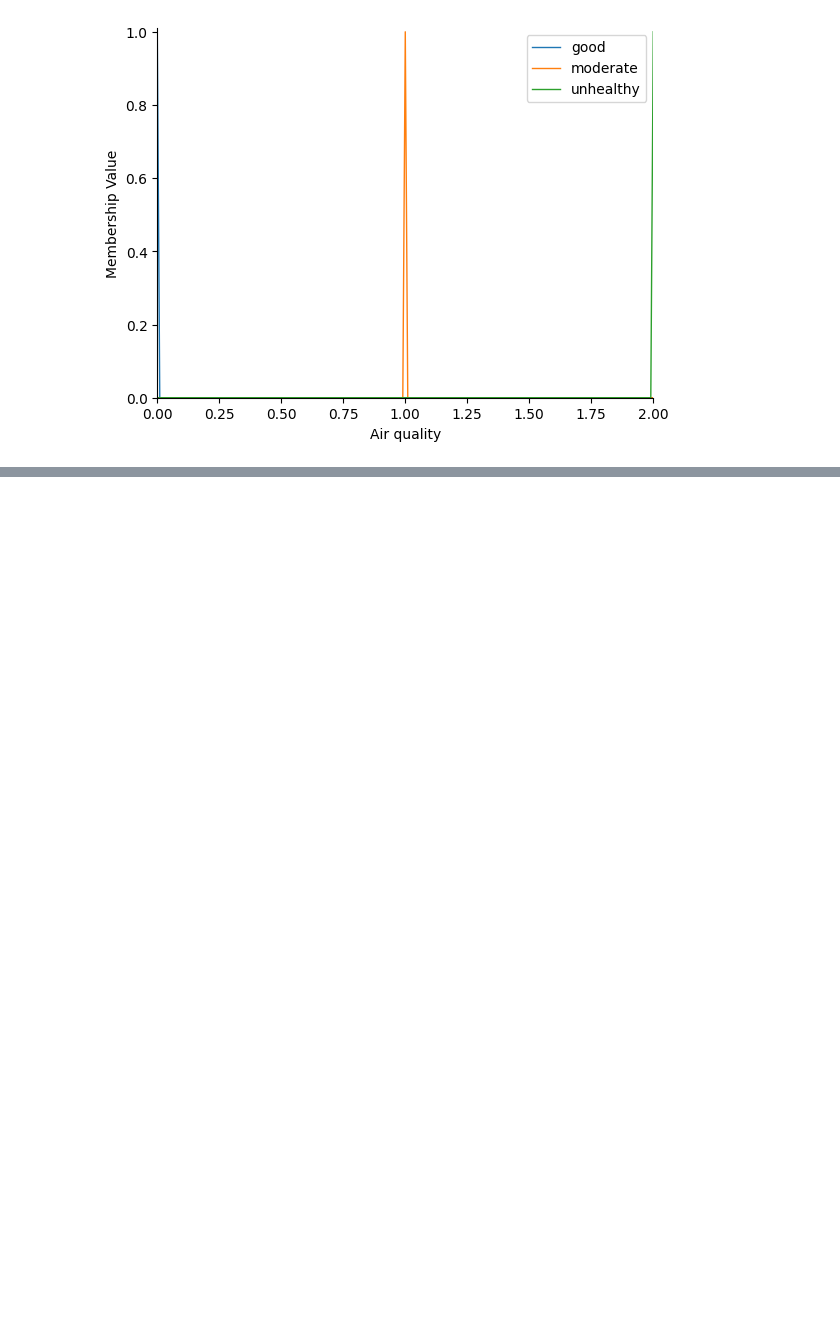
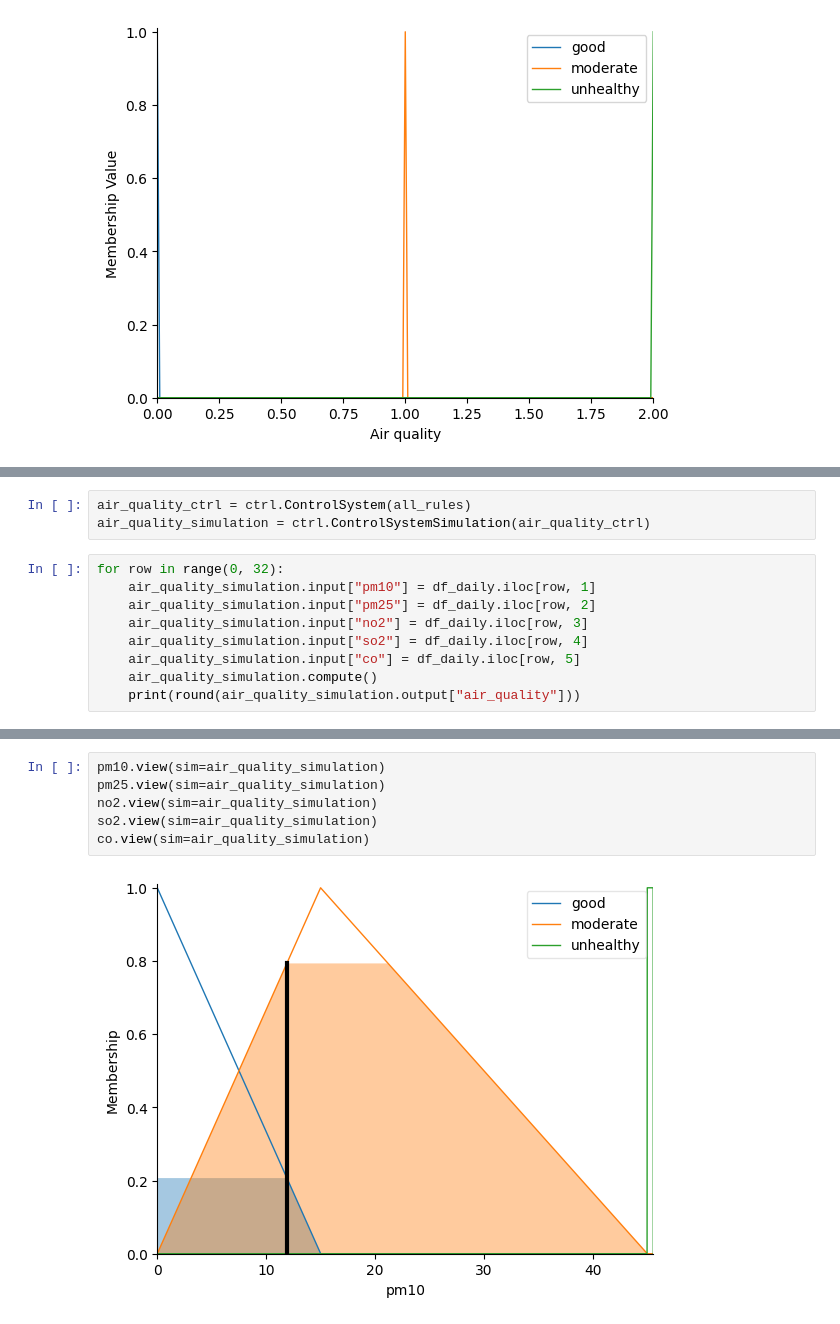
Before and after one commit to kosiyyu/air-quality-assessment-system, a Jupyter notebook: air_quality.ipynb, the cells around one changed output, grey strips where cells are left out. Drawn from its saved outputs; the diff is of its cells as text; blank space fills up the shorter version.

Commit message:
finish simulation

```diff
--- a/air_quality.ipynb
+++ b/air_quality.ipynb
@@ -163,0 +212,12 @@ plt.show()
+# %%
+air_quality_ctrl = ctrl.ControlSystem(all_rules)
+air_quality_simulation = ctrl.ControlSystemSimulation(air_quality_ctrl)
+# %%
+for row in range(0, 32):
+    air_quality_simulation.input["pm10"] = df_daily.iloc[row, 1]
+    air_quality_simulation.input["pm25"] = df_daily.iloc[row, 2]
+    air_quality_simulation.input["no2"] = df_daily.iloc[row, 3]
+    air_quality_simulation.input["so2"] = df_daily.iloc[row, 4]
+    air_quality_simulation.input["co"] = df_daily.iloc[row, 5]
+    air_quality_simulation.compute()
+    print(round(air_quality_simulation.output["air_quality"]))
@@ -163,0 +242,8 @@ plt.show()
+# %%
+pm10.view(sim=air_quality_simulation)
+pm25.view(sim=air_quality_simulation)
+no2.view(sim=air_quality_simulation)
+so2.view(sim=air_quality_simulation)
+co.view(sim=air_quality_simulation)
+# %% [output]
+[figure, added]
```
Also changed, not shown: parts of 10 cells of this notebook.
